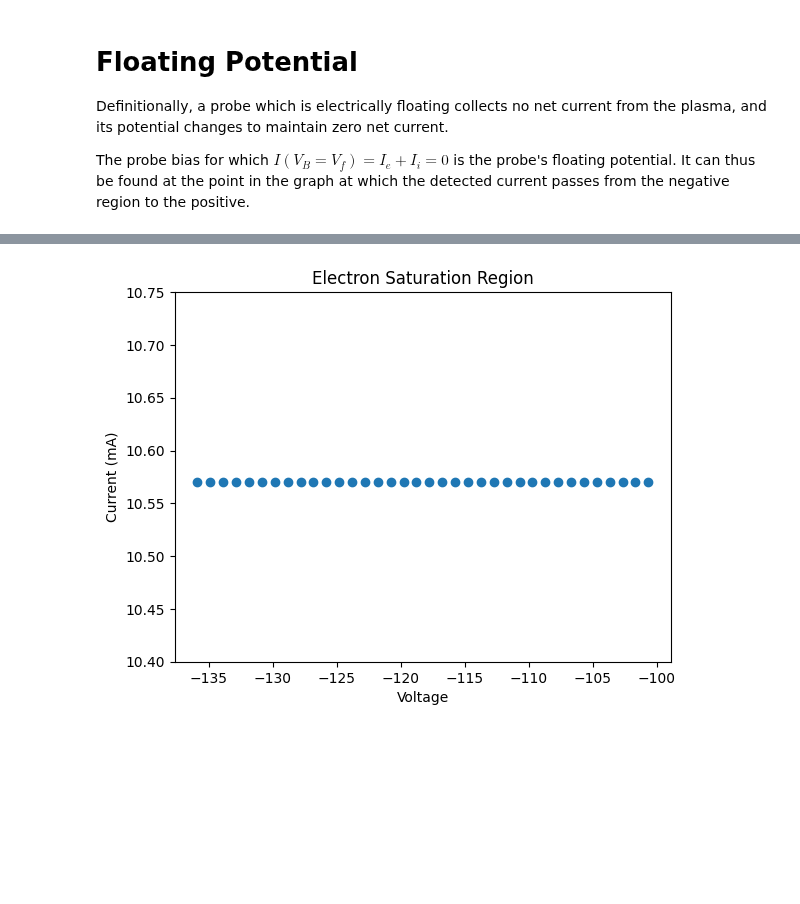
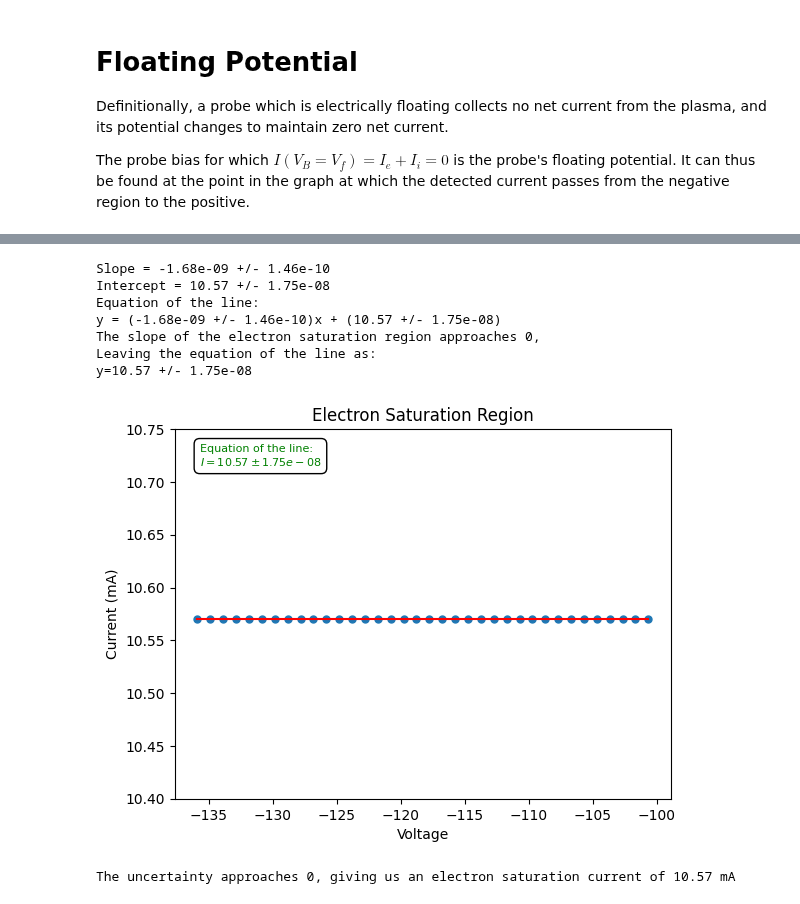
Before and after one commit to maraMaraschino/Adv-Lab, a Jupyter notebook: Langmuir Probe Experiment/langmuir_probe.ipynb, the cells around one changed output, grey strips where cells are left out. Saved outputs shown, nothing was run; the diff lists cells and outputs as text; code cells hidden in the pictures; blank space fills up the shorter version.

```diff
--- a/Langmuir Probe Experiment/langmuir_probe.ipynb
+++ b/Langmuir Probe Experiment/langmuir_probe.ipynb
@@ -169,22 +198,48 @@ plt.show()
-# %%
-# Finding the electron saturation region
-from scipy.stats import linregress, norm
-from scipy.optimize import curve_fit
-
-es_x = x_avg[114:]
-es_y = y_avg[114:]
-
-#def linear_model(x, m, c):
-
-#popt, pcov = curve_fit(es_x, es_y)
-#print(popt, pcov)
-
-plt.scatter(es_x, es_y)
-plt.title('Electron Saturation Region')
-plt.ylim(10.4, 10.75)
-plt.ylabel('Current (mA)')
-plt.xlabel('Voltage')
-plt.savefig('Electron Saturation Region.png')
-plt.show()
-# %% [output]
-[figure, removed]
+# %%
+# Finding the electron saturation region
+
+es_x = x_avg[114:]
+es_y = y_avg[114:]
+
+def linear_model(x, m, c):
+    return m * x + c
+
+popt, pcov = curve_fit(linear_model, es_x, es_y)
+# Extract slope (m) and intercept (c) from fit
+m, c = popt
+
+# Extract Uncertainties
+uncertainties = np.sqrt(np.diag(pcov))
+m_uncertainty, c_uncertainty = uncertainties
+print(f'Slope = {m:.2e} +/- {m_uncertainty:.2e}')
+print(f'Intercept = {c:.2f} +/- {c_uncertainty:.2e}')
+print(f"Equation of the line:\ny = ({m:.2e} +/- {m_uncertainty:.2e})x + ({c:.2f} +/- {c_uncertainty:.2e})")
+print(f'The slope of the electron saturation region approaches 0,\nLeaving the equation of the line as:')
+print(f'y={c:.2f} +/- {c_uncertainty:.2e}')
+equation_text = f'Equation of the line:\n$I={c:.2f} \pm {c_uncertainty:.2e}$'
+
+x_fit = np.linspace(min(es_x), max(es_x))
+y_fit = linear_model(x_fit, m, c)
+
+plt.scatter(es_x, es_y, s=25)
+plt.plot(x_fit, y_fit, color='red')
+plt.text(0.05, 0.9, equation_text, transform=plt.gca().transAxes, fontsize=8,
+         color="green", bbox=dict(facecolor='white', edgecolor='black', boxstyle='round,pad=0.5'))
+plt.title('Electron Saturation Region')
+plt.ylim(10.4, 10.75)
+plt.ylabel('Current (mA)')
+plt.xlabel('Voltage')
+plt.savefig('Electron Saturation Region.png')
+plt.show()
+
+print(f'The uncertainty approaches 0, giving us an electron saturation current of {c:.2f} mA')
+# %% [output]
+Slope = -1.68e-09 +/- 1.46e-10
+Intercept = 10.57 +/- 1.75e-08
+Equation of the line:
+y = (-1.68e-09 +/- 1.46e-10)x + (10.57 +/- 1.75e-08)
+The slope of the electron saturation region approaches 0,
+Leaving the equation of the line as:
+y=10.57 +/- 1.75e-08
+[figure, added]
+The uncertainty approaches 0, giving us an electron saturation current of 10.57 mA
```
Also changed, not shown: parts of 5 cells of this notebook, 2 other files.
